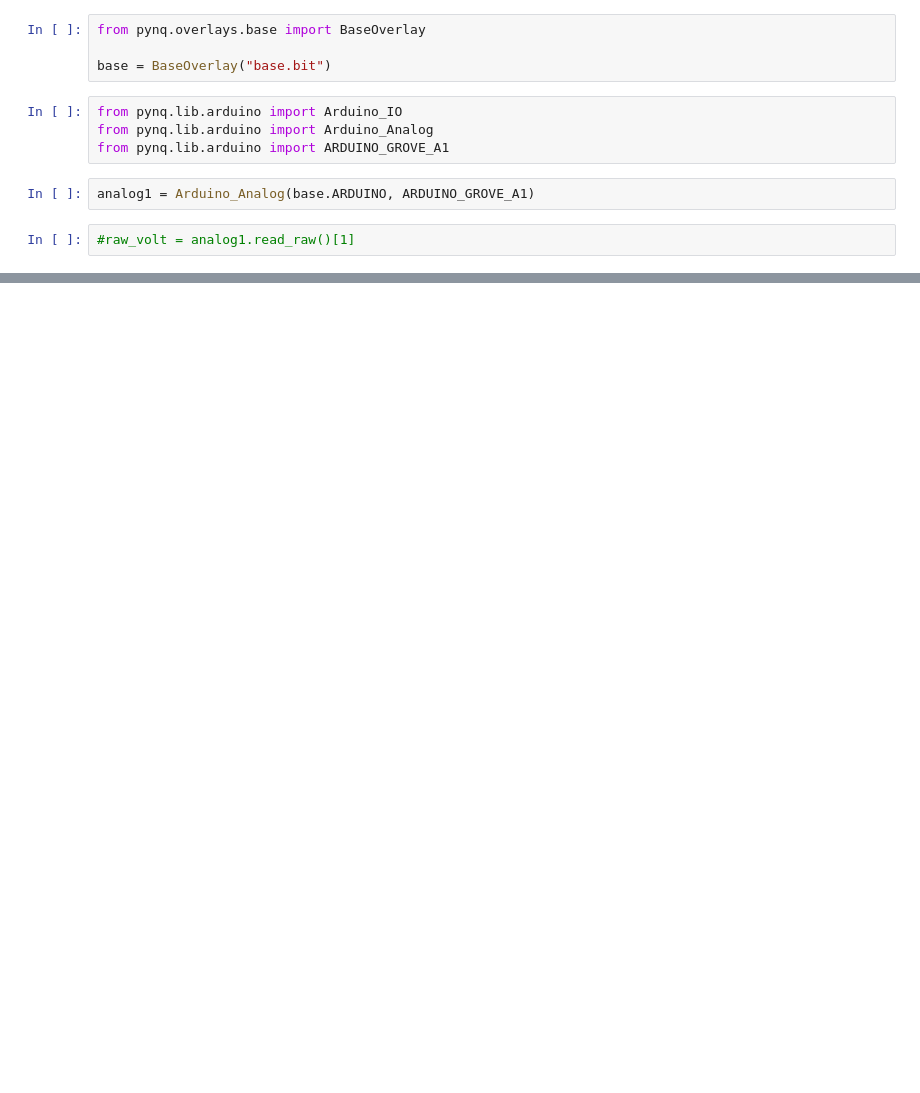
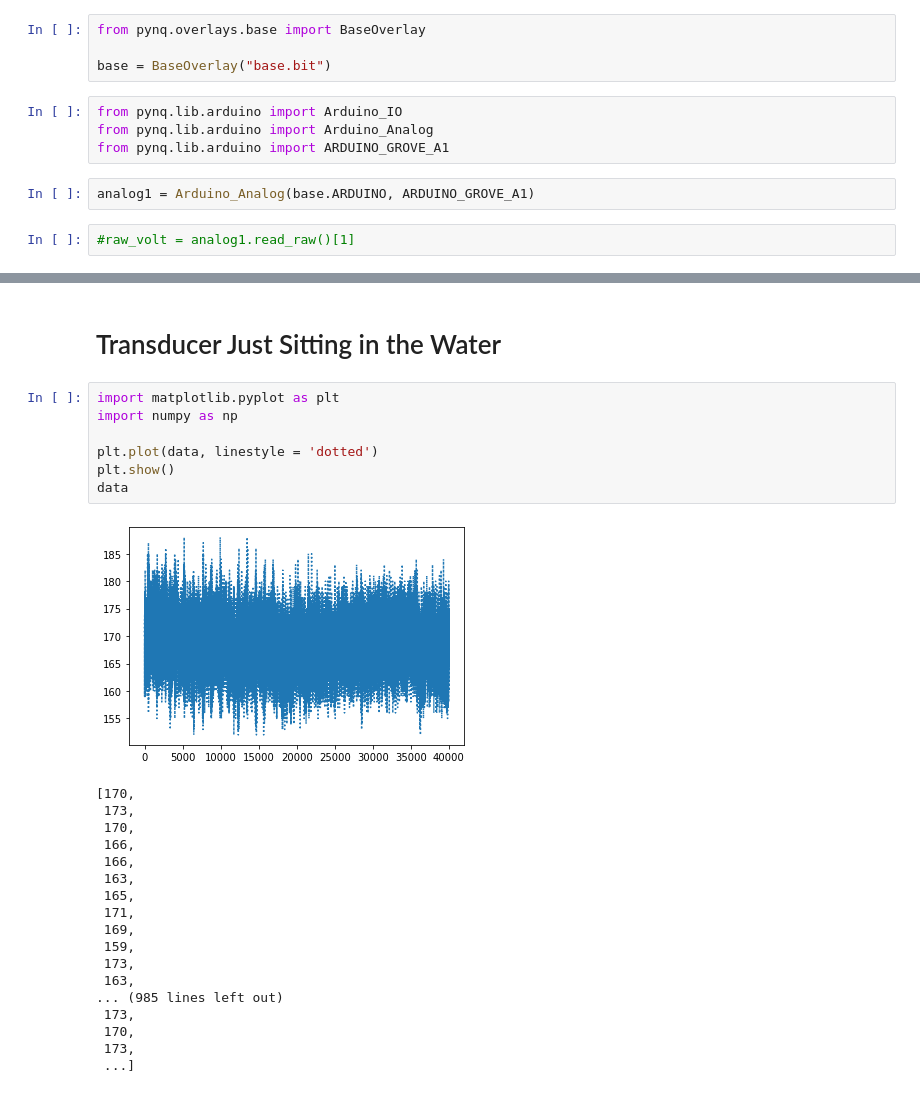
Before and after one commit to akshaya-bhat/UnderWaterCommunications, a Jupyter notebook: PYNQ/pynq_rx.ipynb, the cells around one changed output, grey strips where cells are left out. Saved outputs shown, nothing was run; the diff lists cells and outputs as text; blank space fills up the shorter version.

```diff
--- a/PYNQ/pynq_rx.ipynb
+++ b/PYNQ/pynq_rx.ipynb
@@ -53,0 +130,28 @@ data
+# %% [markdown]
+# Transducer Just Sitting in the Water
+# %%
+import matplotlib.pyplot as plt
+import numpy as np
+
+plt.plot(data, linestyle = 'dotted')
+plt.show()
+data
+# %% [output]
+[figure, added]
+[170,
+ 173,
+ 170,
+ 166,
+ 166,
+ 163,
+ 165,
+ 171,
+ 169,
+ 159,
+ 173,
+ 163,
+... (985 lines left out)
+ 173,
+ 170,
+ 173,
+ ...]
```
Also changed, not shown: parts of 7 cells of this notebook.
